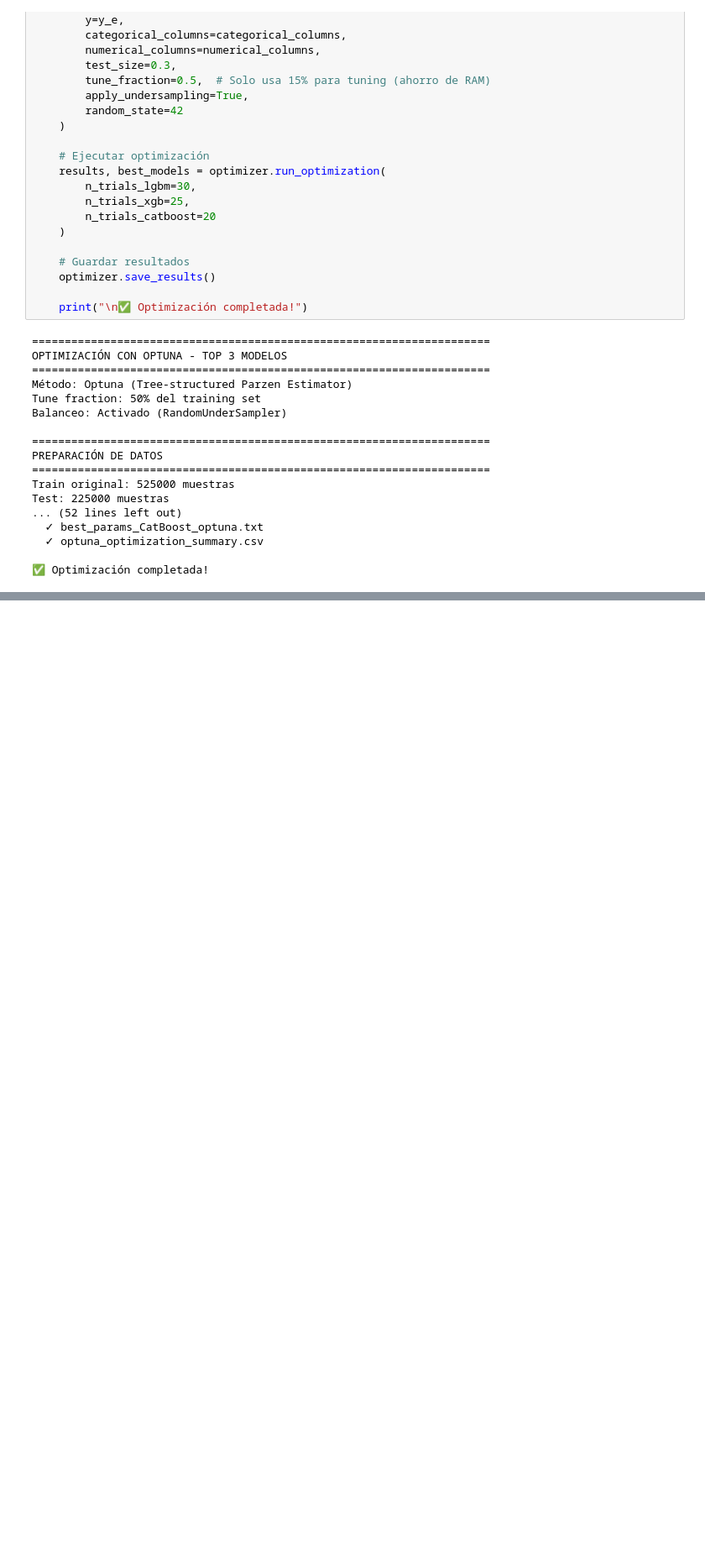
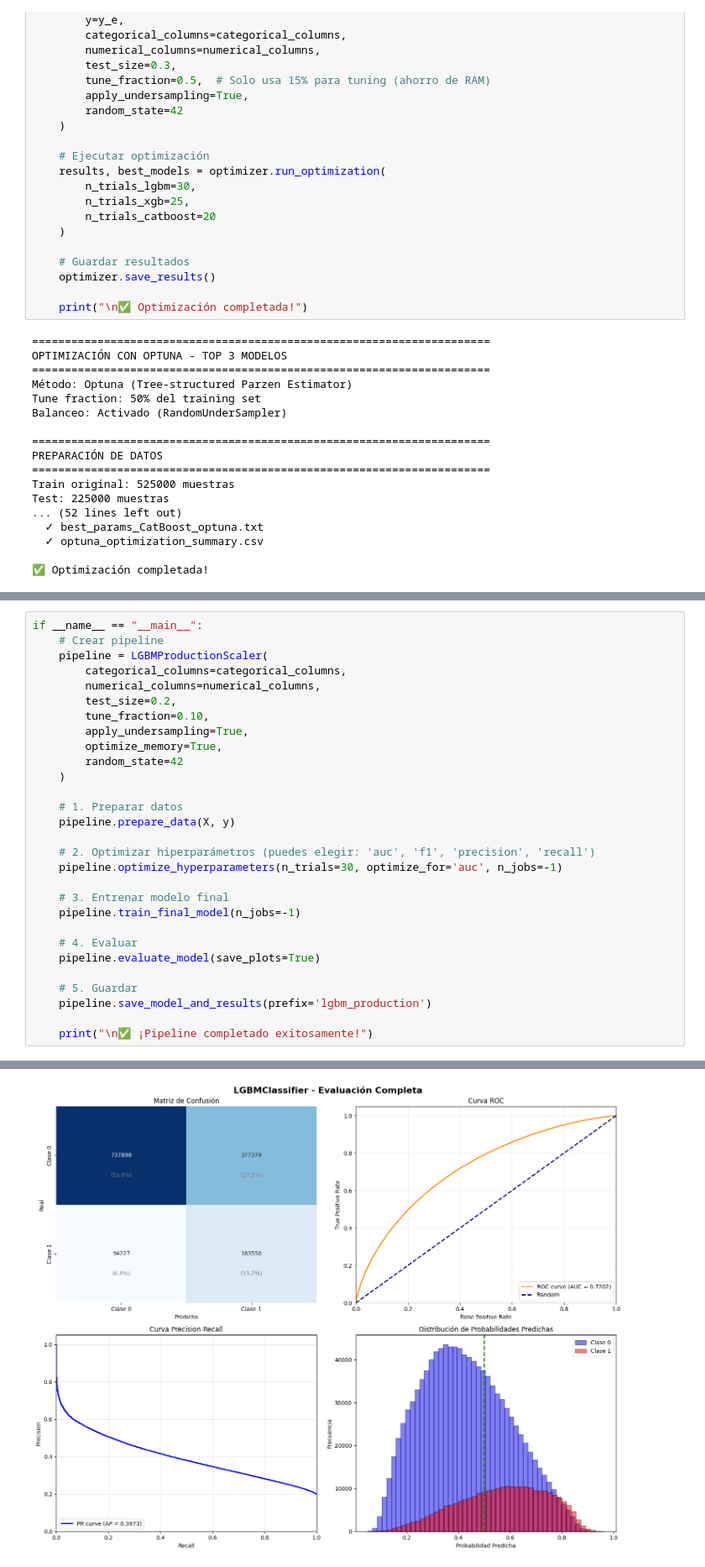
Before and after one commit to d4nye1/flight_on_time_mvp_H12-25-L-Equipo33, a Jupyter notebook: data-science/Optimizando_modelos_NoRNN.ipynb, the cells around one changed output, grey strips where cells are left out. Shown at 84% size. Saved outputs shown, nothing was run; the diff lists cells and outputs as text; blank space fills up the shorter version.

Commit message:
Se termino de evaluar los modelos con el resto de los registros AUC 0.72

```diff
--- a/data-science/Optimizando_modelos_NoRNN.ipynb
+++ b/data-science/Optimizando_modelos_NoRNN.ipynb
@@ -1829,0 +2295,30 @@ LGBMClassifier
+# %%
+if __name__ == "__main__":
+    # Crear pipeline
+    pipeline = LGBMProductionScaler(
+        categorical_columns=categorical_columns,
+        numerical_columns=numerical_columns,
+        test_size=0.2,
+        tune_fraction=0.10,
+        apply_undersampling=True,
+        optimize_memory=True,
+        random_state=42
+    )
+
+    # 1. Preparar datos
+    pipeline.prepare_data(X, y)
+
+    # 2. Optimizar hiperparámetros (puedes elegir: 'auc', 'f1', 'precision', 'recall')
+    pipeline.optimize_hyperparameters(n_trials=30, optimize_for='auc', n_jobs=-1)
+
+    # 3. Entrenar modelo final
+    pipeline.train_final_model(n_jobs=-1)
+
+    # 4. Evaluar
+    pipeline.evaluate_model(save_plots=True)
+
+    # 5. Guardar
+    pipeline.save_model_and_results(prefix='lgbm_production')
+
+    print("\n✅ ¡Pipeline completado exitosamente!")
+# %% [output]
@@ -1829,0 +2359 @@ LGBMClassifier
+[figure, added]
```
Also changed, not shown: parts of 15 cells of this notebook.
